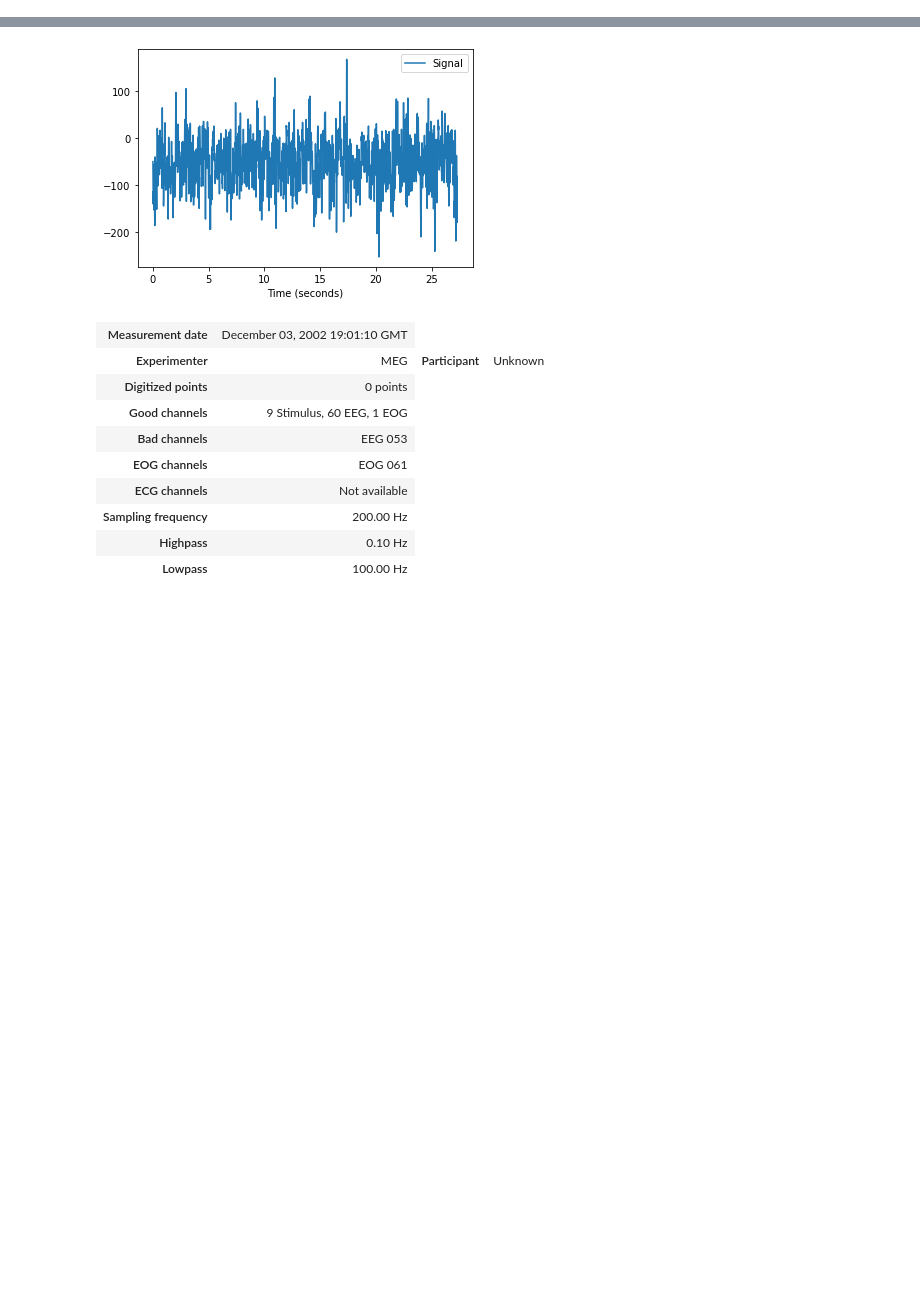
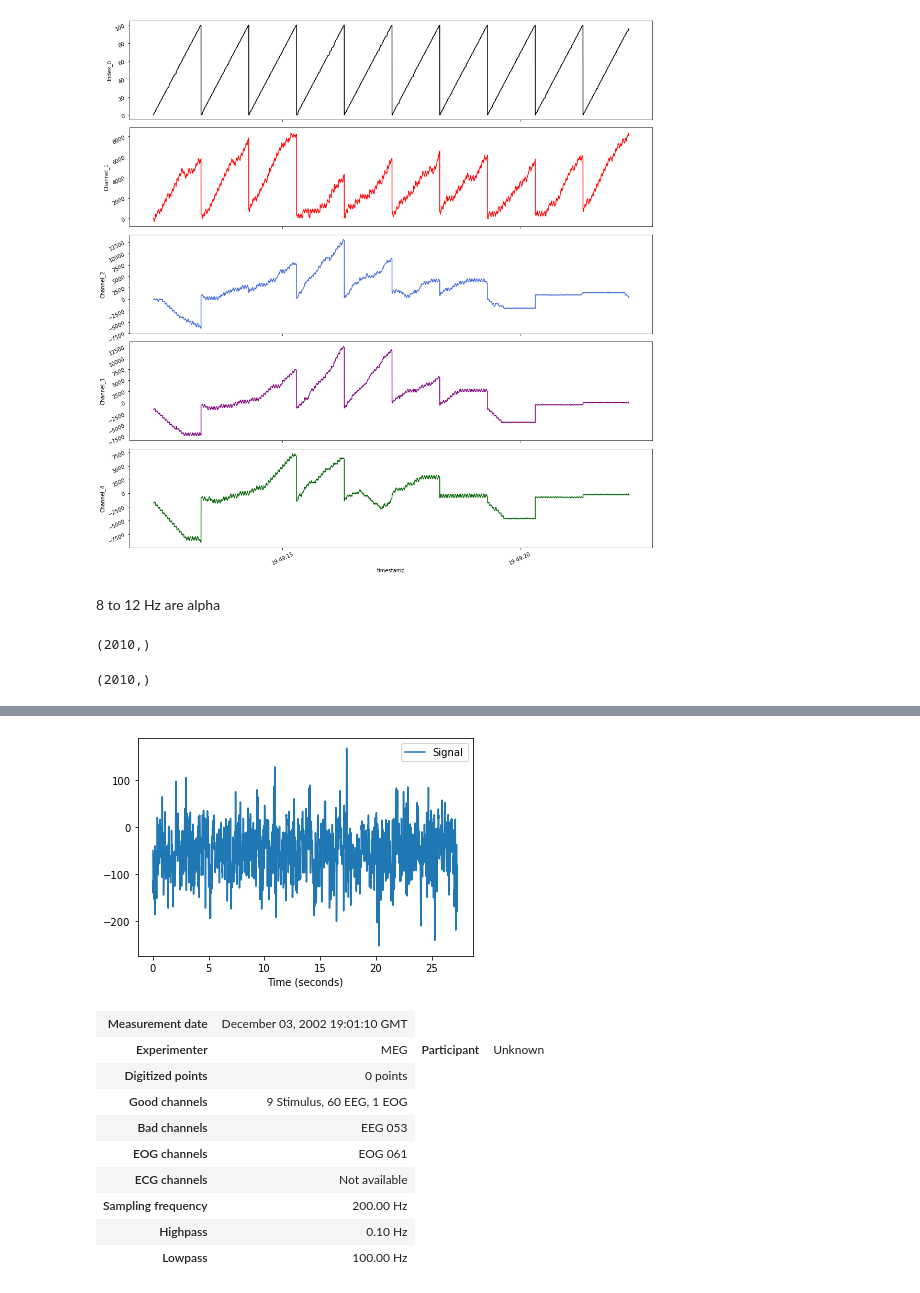
Before and after one commit to Hsnayrus/EEG_Wearable_RPi_Garmin, a Jupyter notebook: EEG_signal_processing.ipynb, the cells around one changed output, grey strips where cells are left out. Saved outputs shown, nothing was run; the diff lists cells and outputs as text; code cells hidden in the pictures; blank space fills up the shorter version.

Commit message:
signal preprocessing

```diff
--- a/EEG_signal_processing.ipynb
+++ b/EEG_signal_processing.ipynb
@@ -6,0 +103,14 @@ import matplotlib.pyplot as plt
+# %%
+cyon_df = pd.read_csv(
+    'data/test_S001/OpenBCISession_2022-12-01_11-22-12/BrainFlow-RAW_2022-12-01_11-22-12_0.csv', delimiter='\t', header=None)
+column_numbers = list(range(0,17))
+column_numbers.append(30)
+column_names = ['Index_0']
+for i in range(1,17):
+    column_names.append('Channel_{}'.format(i))
+column_names.append('timestamp')
+
+cyon_df = cyon_df.iloc[:, column_numbers]
+cyon_df.columns = column_names
+cyon_df['timestamp'] = [timestamp2obj(t) for t in cyon_df['timestamp']]
+cyon_df
@@ -6,0 +131,8 @@ import matplotlib.pyplot as plt
+# %%
+example_df = pd.read_csv(
+    'data/test_Ganglion/OpenBCISession_Meditating4ch/BrainFlow-RAW_Meditating4ch_1.csv', delimiter='\t', header=None)
+example_df = example_df.iloc[:, [0, 1, 2, 3, 4, 13]]
+example_df.columns = ['Index_0', 'Channel_1',
+                      'Channel_2', 'Channel_3', 'Channel_4', 'timestamp']
+example_df['timestamp'] = [timestamp2obj(t) for t in example_df['timestamp']]
+example_df
@@ -6,0 +153,26 @@ import matplotlib.pyplot as plt
+# %%
+# df['imputed_filtered_BVP'] = hampel(df['filtered_BVP'], window_size=16, n=3, imputation=True)
+import seaborn as sns
+fig, ax = plt.subplots(5, 1,
+                       figsize=(15, 15),
+                       sharex=True)
+
+color_list = ['black', 'red', "royalblue",
+              "purple", 'darkgreen']
+variable_names = ['Index_0',	'Channel_1',	'Channel_2',
+		        	'Channel_3',	'Channel_4' ]
+
+for i in range(5):
+	ax[i].tick_params(labelrotation=25)
+	sns.lineplot(x="timestamp", y=variable_names[i],
+              color=color_list[i], data=example_df.loc[12060:14060, :],
+              ax=ax[i])
+
+fig.tight_layout(pad=1.2)
+fig.show()
+filename = 'Meditation_10_seconds_2.png'
+plt.savefig(filename)
+# %% [output]
+[figure, added]
+# %% [markdown]
+8 to 12 Hz are alpha
@@ -6,0 +263,4 @@ import matplotlib.pyplot as plt
+# %%
+example_df.loc[12060:(12060+201*10)-1, 'Index_0'].shape
+# %% [output]
+(2010,)
@@ -6,0 +283,11 @@ import matplotlib.pyplot as plt
+# %%
+n_epochs = 10
+start=12060
+window = 201
+detrend_raw_signal(
+    example_df.loc[:, 'Channel_1'].to_numpy(),
+    n_epochs=n_epochs,
+    start=start,
+    window=window).shape
+# %% [output]
+(2010,)
```
Also changed, not shown: parts of 39 cells of this notebook, 27 other files.
